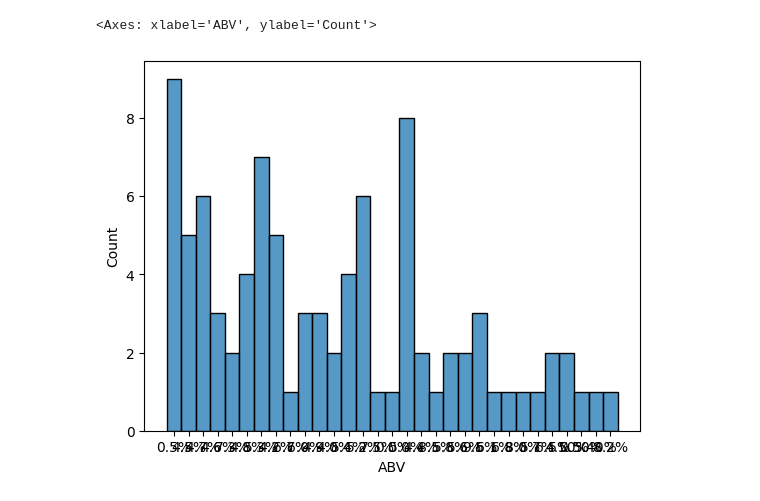
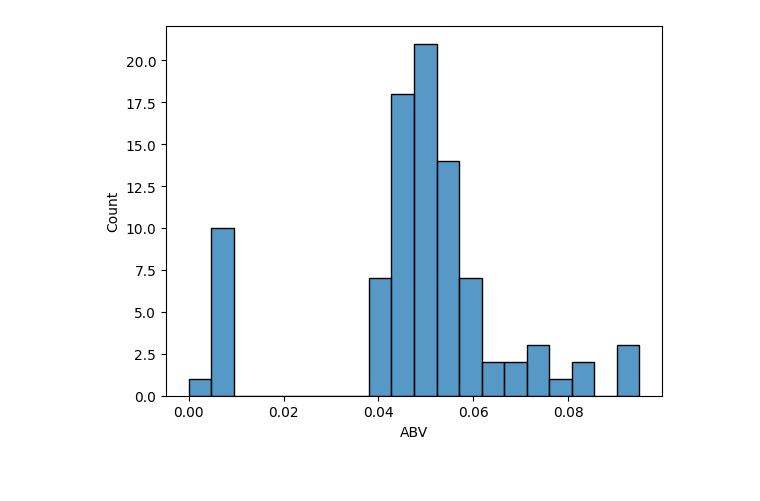
Before and after one commit to 80dono/beer, a Jupyter notebook: beer.ipynb, the cells around one changed output. Cells and saved outputs as stored; diff of their text form; code cells hidden in the pictures.

Commit message:
Some simple graphs

```diff
--- a/beer.ipynb
+++ b/beer.ipynb
@@ -4,5 +4,6 @@ import seaborn as sns
 from utilities import load_beer_data
 # %%
 df = load_beer_data()
+df = df.replace("", pd.NA)
 df.head()
 # %% [output]
@@ -15,5 +33,4 @@ df.head()
 # %%
-sns.histplot(x=df["ABV"], bins=10);
+sns.histplot(x=df["ABV"]);
 # %% [output]
-<Axes: xlabel='ABV', ylabel='Count'>
-[figure, old version]
+[figure, new version]
```
Also changed, not shown: parts of 6 cells of this notebook, 1 other file.
